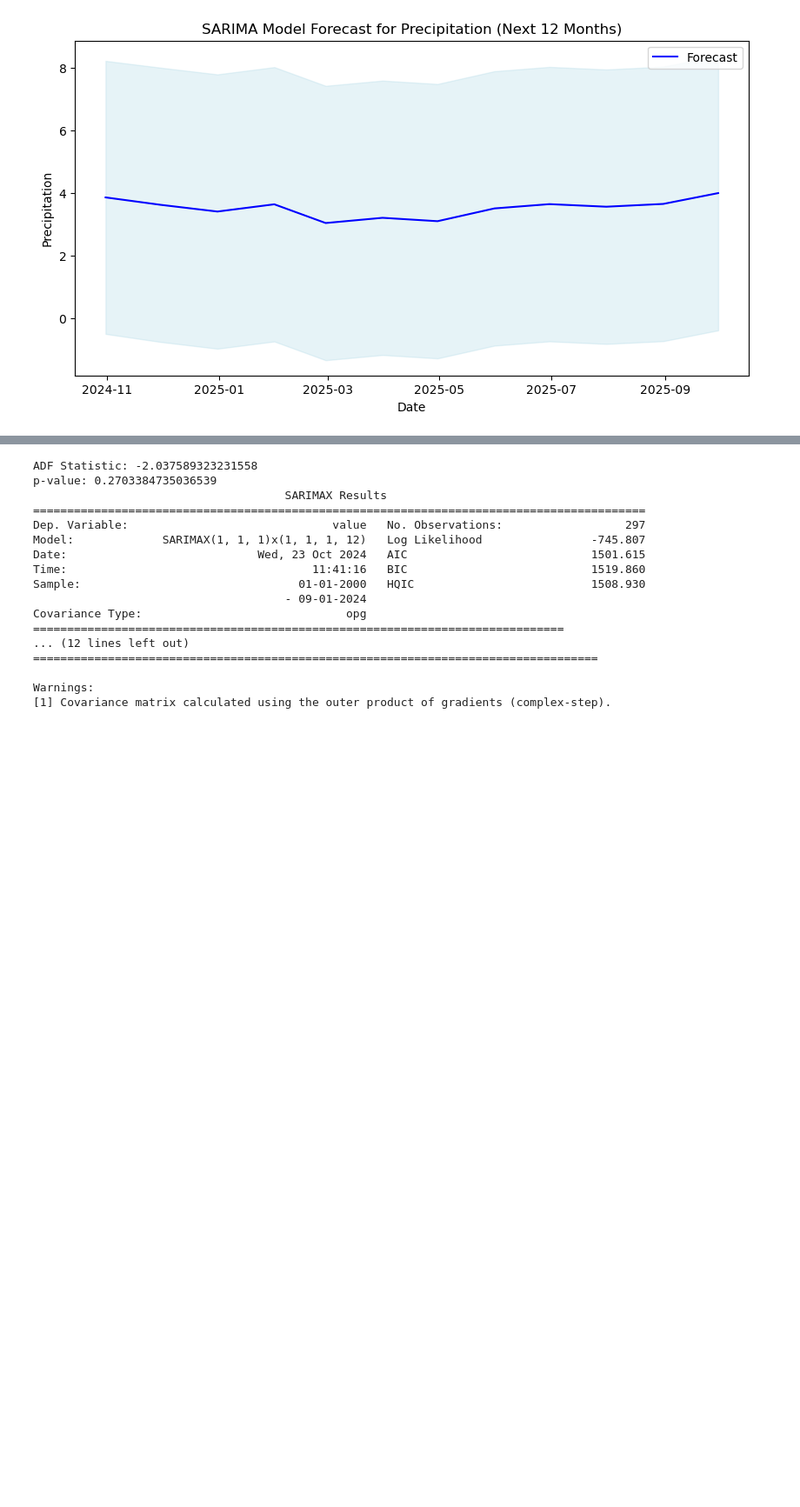
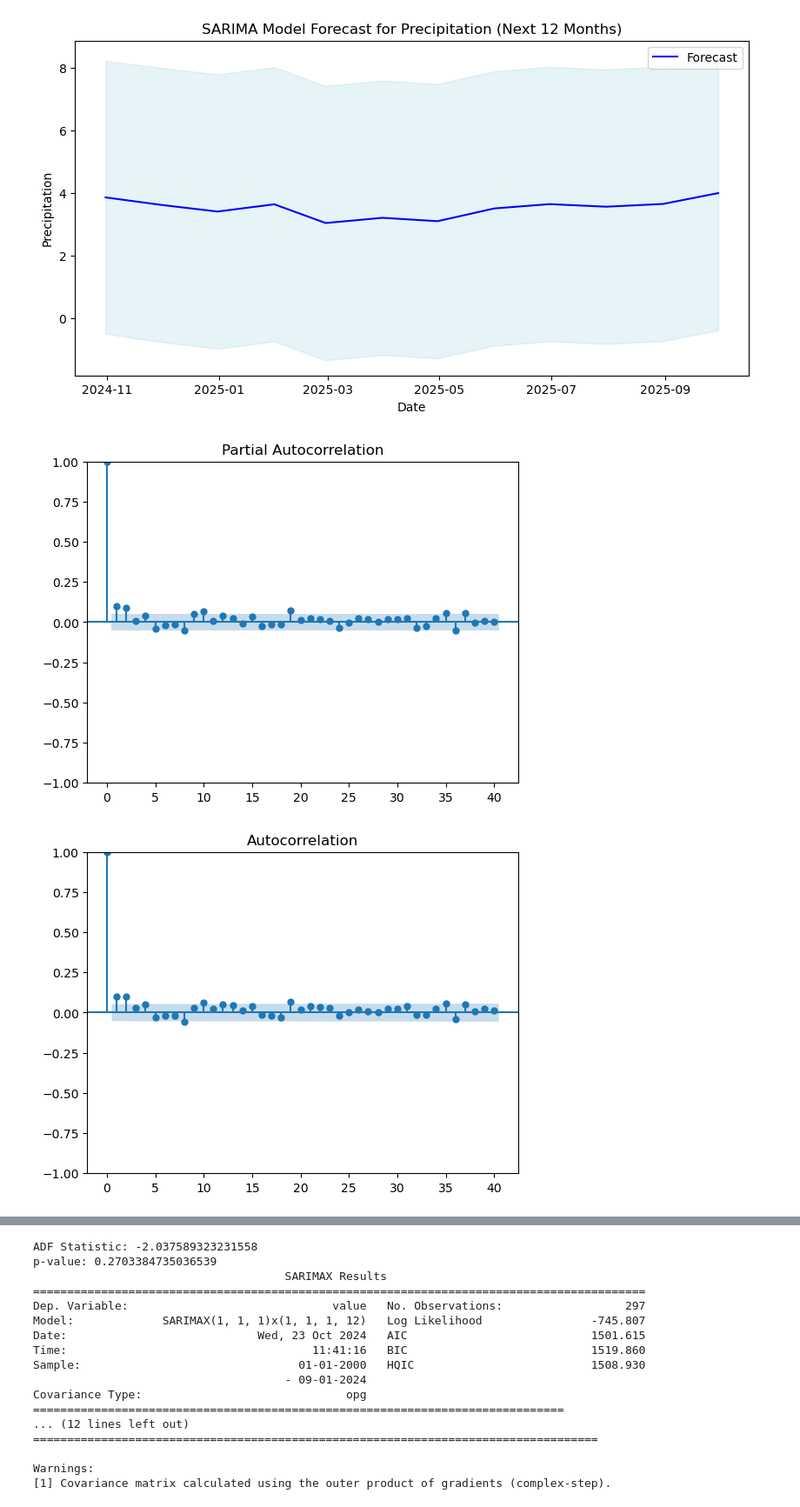
Before and after one commit to phipyao/ds4002-project-2, a Jupyter notebook: SCRIPTS/code.ipynb, the cells around one changed output, grey strips where cells are left out. Shown at 87% size. Saved outputs shown, nothing was run; the diff lists cells and outputs as text; code cells hidden in the pictures; blank space fills up the shorter version.

```diff
--- a/SCRIPTS/code.ipynb
+++ b/SCRIPTS/code.ipynb
@@ -354,3 +338,9 @@ plt.legend()
 plt.show()
 # %% [output]
 [figure]
+# %%
+plot_acf(df['value'], lags=40)
+plot_pacf(df['value'], lags=40)
+# %% [output]
+[figure, added]
+[figure, added]
```
Also changed, not shown: parts of 2 cells of this notebook.
